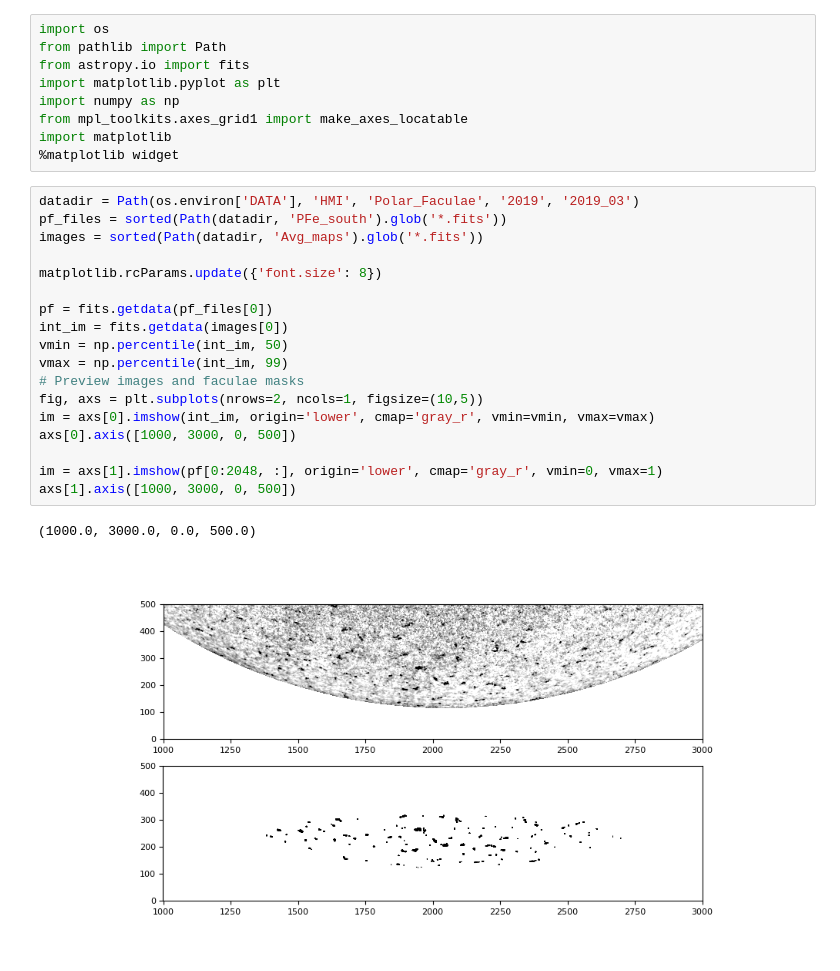
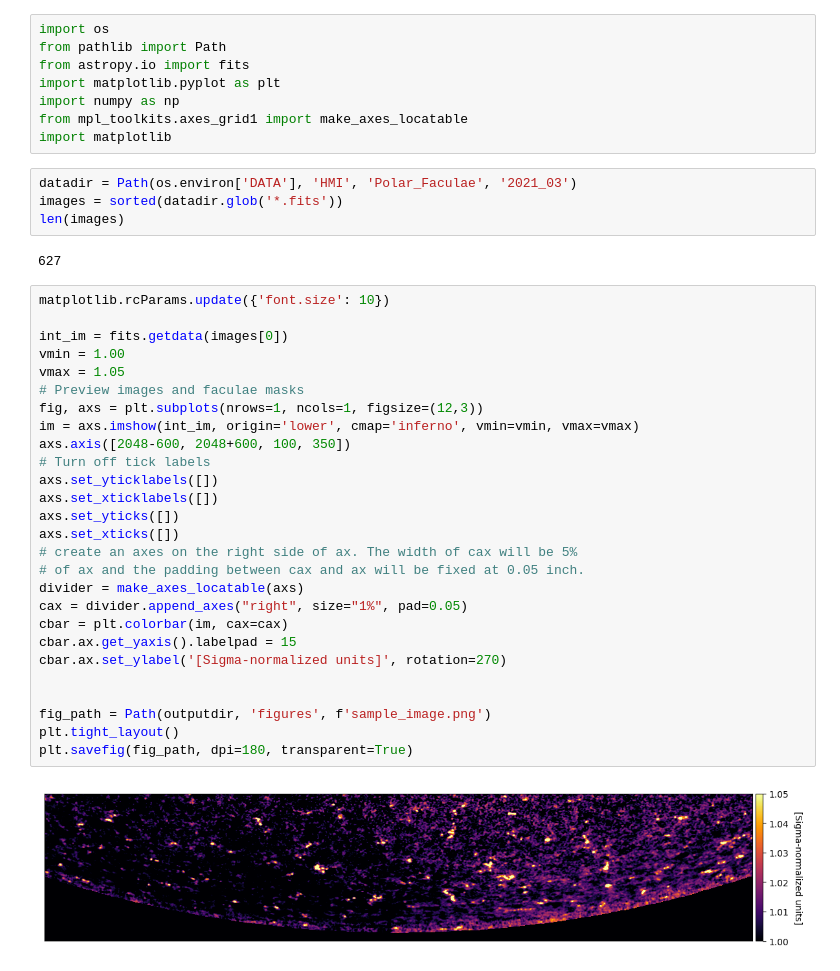
Before and after one commit to raphael-attie/sunflower, a Jupyter notebook: notebooks/polar_faculae.ipynb, the cells around one changed output. Cells and saved outputs as stored; diff of their text form.

Commit message:
added polar_faculae for AGU, updated mballtrack documentation

```diff
--- a/notebooks/polar_faculae.ipynb
+++ b/notebooks/polar_faculae.ipynb
@@ -6,25 +6,38 @@ import matplotlib.pyplot as plt
 import numpy as np
 from mpl_toolkits.axes_grid1 import make_axes_locatable
 import matplotlib
-%matplotlib widget
 # %%
-datadir = Path(os.environ['DATA'], 'HMI', 'Polar_Faculae', '2019', '2019_03')
-pf_files = sorted(Path(datadir, 'PFe_south').glob('*.fits'))
-images = sorted(Path(datadir, 'Avg_maps').glob('*.fits'))
-
-matplotlib.rcParams.update({'font.size': 8})
-
-pf = fits.getdata(pf_files[0])
-int_im = fits.getdata(images[0])
-vmin = np.percentile(int_im, 50)
-vmax = np.percentile(int_im, 99)
-# Preview images and faculae masks
-fig, axs = plt.subplots(nrows=2, ncols=1, figsize=(10,5))
-im = axs[0].imshow(int_im, origin='lower', cmap='gray_r', vmin=vmin, vmax=vmax)
-axs[0].axis([1000, 3000, 0, 500])
-
-im = axs[1].imshow(pf[0:2048, :], origin='lower', cmap='gray_r', vmin=0, vmax=1)
-axs[1].axis([1000, 3000, 0, 500])
+datadir = Path(os.environ['DATA'], 'HMI', 'Polar_Faculae', '2021_03')
+images = sorted(datadir.glob('*.fits'))
+len(images)
 # %% [output]
-(1000.0, 3000.0, 0.0, 500.0)
+627
-[figure, removed]
+# %%
+matplotlib.rcParams.update({'font.size': 10})
+
+int_im = fits.getdata(images[0])
+vmin = 1.00
+vmax = 1.05
+# Preview images and faculae masks
+fig, axs = plt.subplots(nrows=1, ncols=1, figsize=(12,3))
+im = axs.imshow(int_im, origin='lower', cmap='inferno', vmin=vmin, vmax=vmax)
+axs.axis([2048-600, 2048+600, 100, 350])
+# Turn off tick labels
+axs.set_yticklabels([])
+axs.set_xticklabels([])
+axs.set_yticks([])
+axs.set_xticks([])
+# create an axes on the right side of ax. The width of cax will be 5%
+# of ax and the padding between cax and ax will be fixed at 0.05 inch.
+divider = make_axes_locatable(axs)
+cax = divider.append_axes("right", size="1%", pad=0.05)
+cbar = plt.colorbar(im, cax=cax)
+cbar.ax.get_yaxis().labelpad = 15
+cbar.ax.set_ylabel('[Sigma-normalized units]', rotation=270)
+
+
+fig_path = Path(outputdir, 'figures', f'sample_image.png')
+plt.tight_layout()
+plt.savefig(fig_path, dpi=180, transparent=True)
+# %% [output]
+[figure, added]
```
Also changed, not shown: parts of 3 cells of this notebook, 3 other files.
